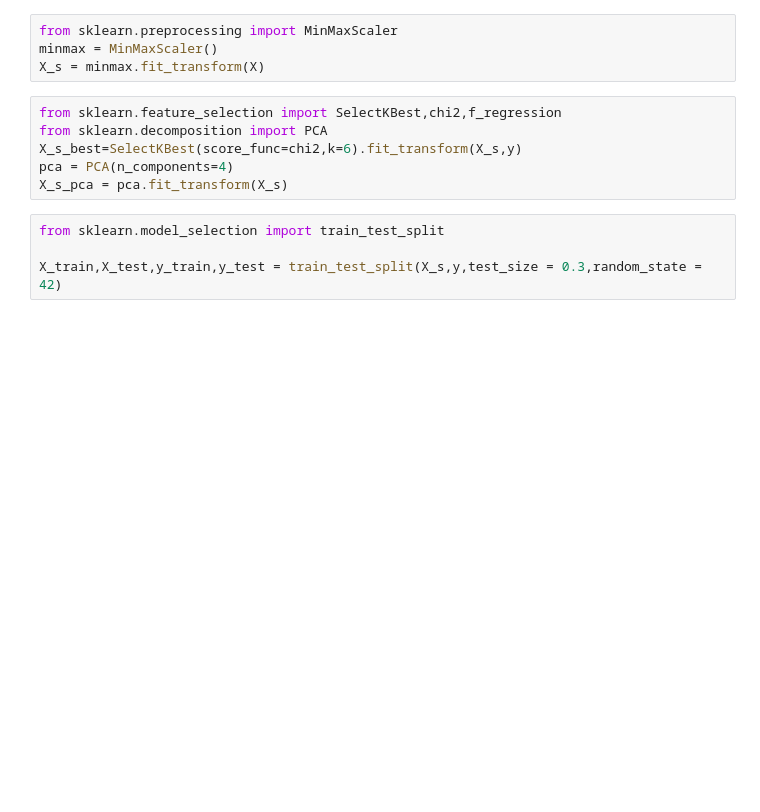
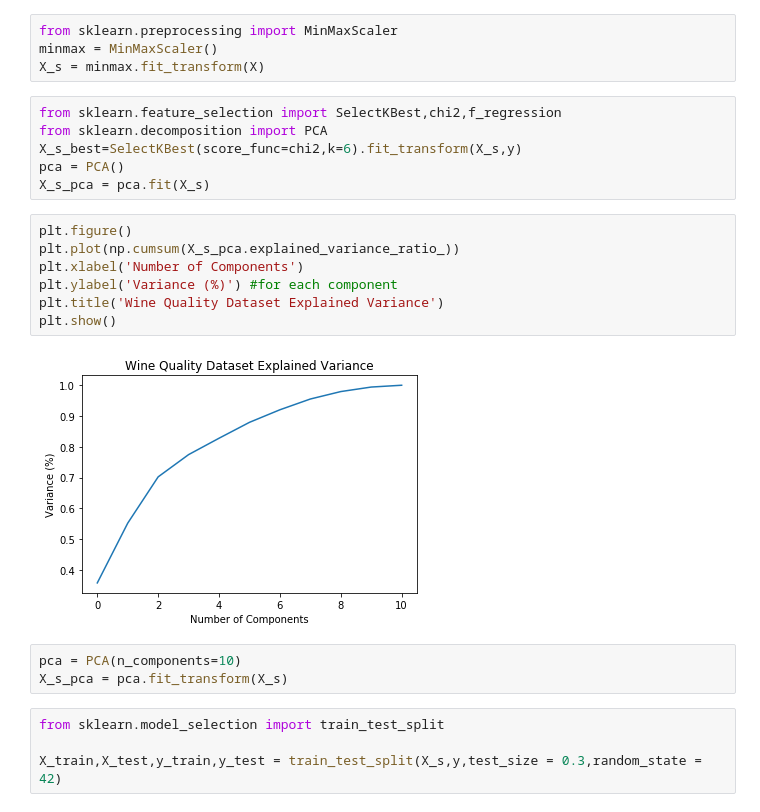
Before and after one commit to khire12/Wine-quality-prediction, a Jupyter notebook: Wine_Quality_Prediction.ipynb, the cells around one changed output. Drawn from its saved outputs; the diff is of its cells as text; blank space fills up the shorter version.

```diff
--- a/Wine_Quality_Prediction.ipynb
+++ b/Wine_Quality_Prediction.ipynb
@@ -194,8 +196,20 @@ X_s = minmax.fit_transform(X)
 from sklearn.feature_selection import SelectKBest,chi2,f_regression
 from sklearn.decomposition import PCA
 X_s_best=SelectKBest(score_func=chi2,k=6).fit_transform(X_s,y)
-pca = PCA(n_components=4)
-X_s_pca = pca.fit_transform(X_s)
+pca = PCA()
+X_s_pca = pca.fit(X_s)
+# %%
+plt.figure()
+plt.plot(np.cumsum(X_s_pca.explained_variance_ratio_))
+plt.xlabel('Number of Components')
+plt.ylabel('Variance (%)') #for each component
+plt.title('Wine Quality Dataset Explained Variance')
+plt.show()
+# %% [output]
+[figure, added]
+# %%
+pca = PCA(n_components=10)
+X_s_pca = pca.fit_transform(X_s)
 # %%
 from sklearn.model_selection import train_test_split
 
```
Also changed, not shown: parts of 14 cells of this notebook.
